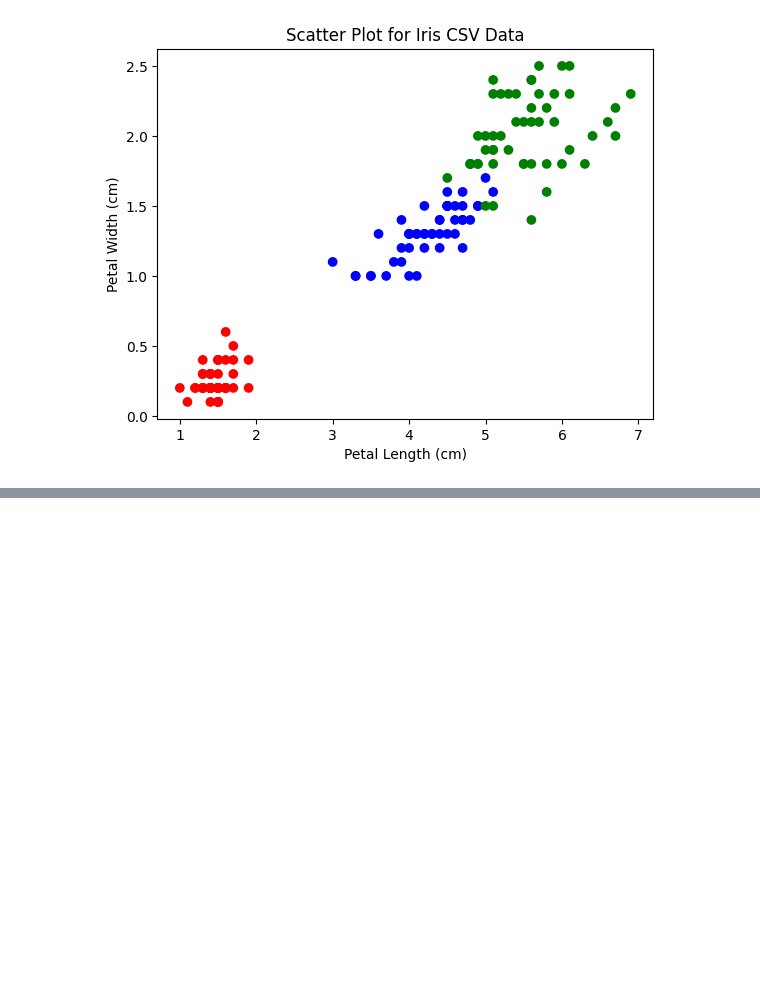
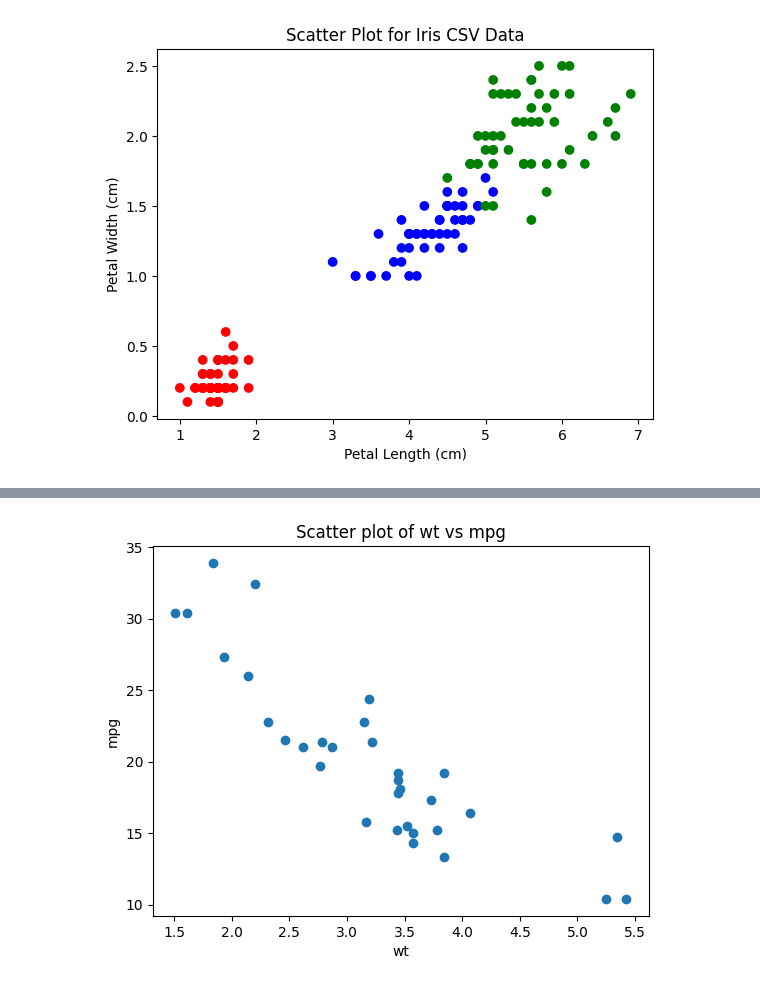
Before and after one commit to ayanbagawan/23CS520, a Jupyter notebook: irisdataset.ipynb, the cells around one changed output, grey strips where cells are left out. Drawn from its saved outputs; the diff is of its cells as text; code cells hidden in the pictures; blank space fills up the shorter version.

```diff
--- a/irisdataset.ipynb
+++ b/irisdataset.ipynb
@@ -192,0 +228,14 @@ Last 5 rows:
+# %%
+#mtcars data set
+import numpy as np
+import pandas as pd
+import matplotlib.pyplot as plt
+df=pd.read_csv('/content/mtcars.csv')
+df.head()
+plt.scatter(df['wt'],df['mpg'])
+plt.title('Scatter plot of wt vs mpg')
+plt.xlabel('wt')
+plt.ylabel('mpg')
+plt.show()
+# %% [output]
+[figure, added]
```
Also changed, not shown: parts of 10 cells of this notebook.
